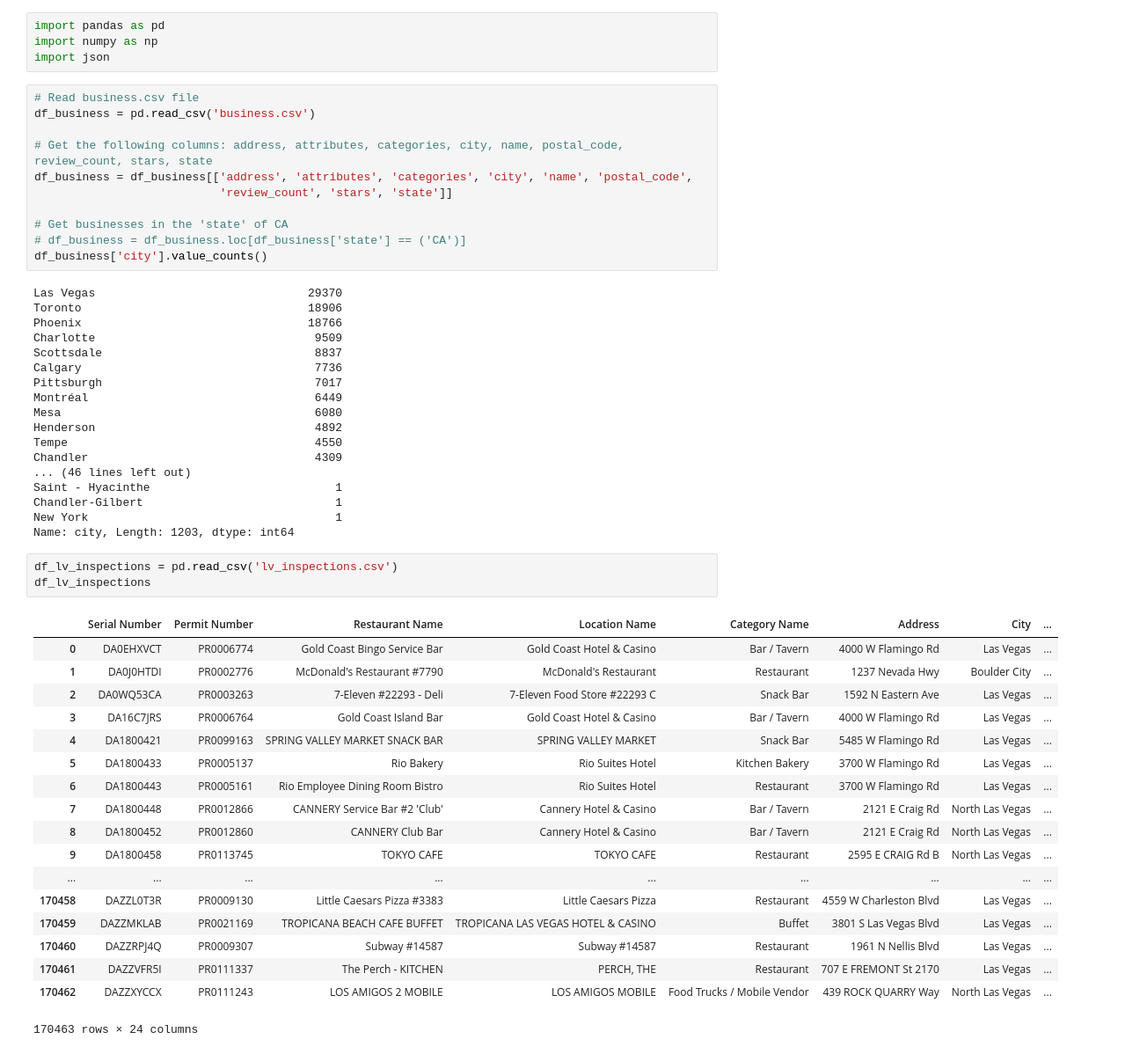
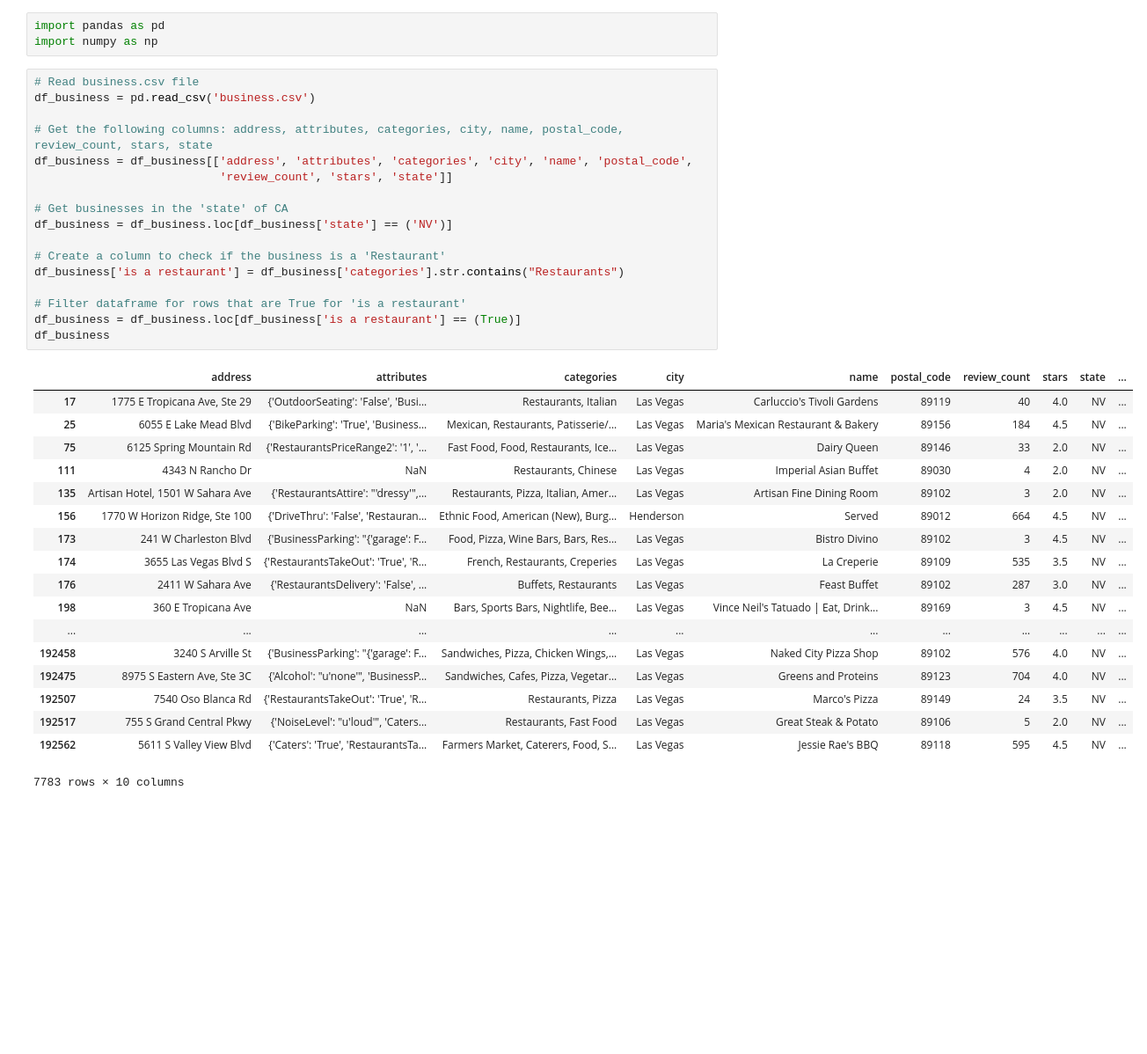
Before and after one commit to michelletran42/Yelp-Attributes-Health-Score, a Jupyter notebook: YelpRatingAnalysis.ipynb, the cells around one changed output. Shown: that part at 88% size. Saved outputs shown, nothing was run; the diff lists cells and outputs as text; blank space fills up the shorter version.

Commit message:
Filter 'restaurants' in NV

```diff
--- a/YelpRatingAnalysis.ipynb
+++ b/YelpRatingAnalysis.ipynb
@@ -1,55 +1,39 @@
 # %%
 import pandas as pd
 import numpy as np
-import json
 # %%
 # Read business.csv file
 df_business = pd.read_csv('business.csv')
 
 # Get the following columns: address, attributes, categories, city, name, postal_code, review_count, stars, state
 df_business = df_business[['address', 'attributes', 'categories', 'city', 'name', 'postal_code',
                            'review_count', 'stars', 'state']]
 
 # Get businesses in the 'state' of CA
-# df_business = df_business.loc[df_business['state'] == ('CA')]
-df_business['city'].value_counts()
+df_business = df_business.loc[df_business['state'] == ('NV')]
+
+# Create a column to check if the business is a 'Restaurant'
+df_business['is a restaurant'] = df_business['categories'].str.contains("Restaurants")
+
+# Filter dataframe for rows that are True for 'is a restaurant'
+df_business = df_business.loc[df_business['is a restaurant'] == (True)]
+df_business
 # %% [output]
+|  | address | attributes | categories | city | name | postal_code | review_count | stars | state | ... |
+| 17 | 1775 E Tropicana Ave, Ste 29 | {'OutdoorSeating': 'False', 'Busi... | Restaurants, Italian | Las Vegas | Carluccio's Tivoli Gardens | 89119 | 40 | 4.0 | NV | ... |
+| 25 | 6055 E Lake Mead Blvd | {'BikeParking': 'True', 'Business... | Mexican, Restaurants, Patisserie/... | Las Vegas | Maria's Mexican Restaurant & Bakery | 89156 | 184 | 4.5 | NV | ... |
+| 75 | 6125 Spring Mountain Rd | {'RestaurantsPriceRange2': '1', '... | Fast Food, Food, Restaurants, Ice... | Las Vegas | Dairy Queen | 89146 | 33 | 2.0 | NV | ... |
+| 111 | 4343 N Rancho Dr | NaN | Restaurants, Chinese | Las Vegas | Imperial Asian Buffet | 89030 | 4 | 2.0 | NV | ... |
+| 135 | Artisan Hotel, 1501 W Sahara Ave | {'RestaurantsAttire': "'dressy'",... | Restaurants, Pizza, Italian, Amer... | Las Vegas | Artisan Fine Dining Room | 89102 | 3 | 2.0 | NV | ... |
+| 156 | 1770 W Horizon Ridge, Ste 100 | {'DriveThru': 'False', 'Restauran... | Ethnic Food, American (New), Burg... | Henderson | Served | 89012 | 664 | 4.5 | NV | ... |
+| 173 | 241 W Charleston Blvd | {'BusinessParking': "{'garage': F... | Food, Pizza, Wine Bars, Bars, Res... | Las Vegas | Bistro Divino | 89102 | 3 | 4.5 | NV | ... |
+| 174 | 3655 Las Vegas Blvd S | {'RestaurantsTakeOut': 'True', 'R... | French, Restaurants, Creperies | Las Vegas | La Creperie | 89109 | 535 | 3.5 | NV | ... |
+| 176 | 2411 W Sahara Ave | {'RestaurantsDelivery': 'False', ... | Buffets, Restaurants | Las Vegas | Feast Buffet | 89102 | 287 | 3.0 | NV | ... |
+| 198 | 360 E Tropicana Ave | NaN | Bars, Sports Bars, Nightlife, Bee... | Las Vegas | Vince Neil's Tatuado | Eat, Drink... | 89169 | 3 | 4.5 | NV | ... |
+| ... | ... | ... | ... | ... | ... | ... | ... | ... | ... | ... |
+| 192458 | 3240 S Arville St | {'BusinessParking': "{'garage': F... | Sandwiches, Pizza, Chicken Wings,... | Las Vegas | Naked City Pizza Shop | 89102 | 576 | 4.0 | NV | ... |
+| 192475 | 8975 S Eastern Ave, Ste 3C | {'Alcohol': "u'none'", 'BusinessP... | Sandwiches, Cafes, Pizza, Vegetar... | Las Vegas | Greens and Proteins | 89123 | 704 | 4.0 | NV | ... |
+| 192507 | 7540 Oso Blanca Rd | {'RestaurantsTakeOut': 'True', 'R... | Restaurants, Pizza | Las Vegas | Marco's Pizza | 89149 | 24 | 3.5 | NV | ... |
+| 192517 | 755 S Grand Central Pkwy | {'NoiseLevel': "u'loud'", 'Caters... | Restaurants, Fast Food | Las Vegas | Great Steak & Potato | 89106 | 5 | 2.0 | NV | ... |
+| 192562 | 5611 S Valley View Blvd | {'Caters': 'True', 'RestaurantsTa... | Farmers Market, Caterers, Food, S... | Las Vegas | Jessie Rae's BBQ | 89118 | 595 | 4.5 | NV | ... |
-Las Vegas                               29370
-Toronto                                 18906
-Phoenix                                 18766
-Charlotte                                9509
-Scottsdale                               8837
-Calgary                                  7736
-Pittsburgh                               7017
-Montréal                                 6449
-Mesa                                     6080
-Henderson                                4892
-Tempe                                    4550
-Chandler                                 4309
-... (46 lines left out)
-Saint - Hyacinthe                           1
-Chandler-Gilbert                            1
-New York                                    1
-Name: city, Length: 1203, dtype: int64
+7783 rows × 10 columns
-# %%
-df_lv_inspections = pd.read_csv('lv_inspections.csv')
-df_lv_inspections
-# %% [output]
-|  | Serial Number | Permit Number | Restaurant Name | Location Name | Category Name | Address | City | ... |
-| 0 | DA0EHXVCT | PR0006774 | Gold Coast Bingo Service Bar | Gold Coast Hotel & Casino | Bar / Tavern | 4000 W Flamingo Rd | Las Vegas | ... |
-| 1 | DA0J0HTDI | PR0002776 | McDonald's Restaurant #7790 | McDonald's Restaurant | Restaurant | 1237 Nevada Hwy | Boulder City | ... |
-| 2 | DA0WQ53CA | PR0003263 | 7-Eleven #22293 - Deli | 7-Eleven Food Store #22293 C | Snack Bar | 1592 N Eastern Ave | Las Vegas | ... |
-| 3 | DA16C7JRS | PR0006764 | Gold Coast Island Bar | Gold Coast Hotel & Casino | Bar / Tavern | 4000 W Flamingo Rd | Las Vegas | ... |
-| 4 | DA1800421 | PR0099163 | SPRING VALLEY MARKET SNACK BAR | SPRING VALLEY MARKET | Snack Bar | 5485 W Flamingo Rd | Las Vegas | ... |
-| 5 | DA1800433 | PR0005137 | Rio Bakery | Rio Suites Hotel | Kitchen Bakery | 3700 W Flamingo Rd | Las Vegas | ... |
-| 6 | DA1800443 | PR0005161 | Rio Employee Dining Room Bistro | Rio Suites Hotel | Restaurant | 3700 W Flamingo Rd | Las Vegas | ... |
-| 7 | DA1800448 | PR0012866 | CANNERY Service Bar #2 'Club' | Cannery Hotel & Casino | Bar / Tavern | 2121 E Craig Rd | North Las Vegas | ... |
-| 8 | DA1800452 | PR0012860 | CANNERY Club Bar | Cannery Hotel & Casino | Bar / Tavern | 2121 E Craig Rd | North Las Vegas | ... |
-| 9 | DA1800458 | PR0113745 | TOKYO CAFE | TOKYO CAFE | Restaurant | 2595 E CRAIG Rd B | North Las Vegas | ... |
-| ... | ... | ... | ... | ... | ... | ... | ... | ... |
-| 170458 | DAZZL0T3R | PR0009130 | Little Caesars Pizza #3383 | Little Caesars Pizza | Restaurant | 4559 W Charleston Blvd | Las Vegas | ... |
-| 170459 | DAZZMKLAB | PR0021169 | TROPICANA BEACH CAFE BUFFET | TROPICANA LAS VEGAS HOTEL & CASINO | Buffet | 3801 S Las Vegas Blvd | Las Vegas | ... |
-| 170460 | DAZZRPJ4Q | PR0009307 | Subway #14587 | Subway #14587 | Restaurant | 1961 N Nellis Blvd | Las Vegas | ... |
-| 170461 | DAZZVFR5I | PR0111337 | The Perch - KITCHEN | PERCH, THE | Restaurant | 707 E FREMONT St 2170 | Las Vegas | ... |
-| 170462 | DAZZXYCCX | PR0111243 | LOS AMIGOS 2 MOBILE | LOS AMIGOS MOBILE | Food Trucks / Mobile Vendor | 439 ROCK QUARRY Way | North Las Vegas | ... |
-170463 rows × 24 columns
```
Also changed, not shown: 1 other file.
